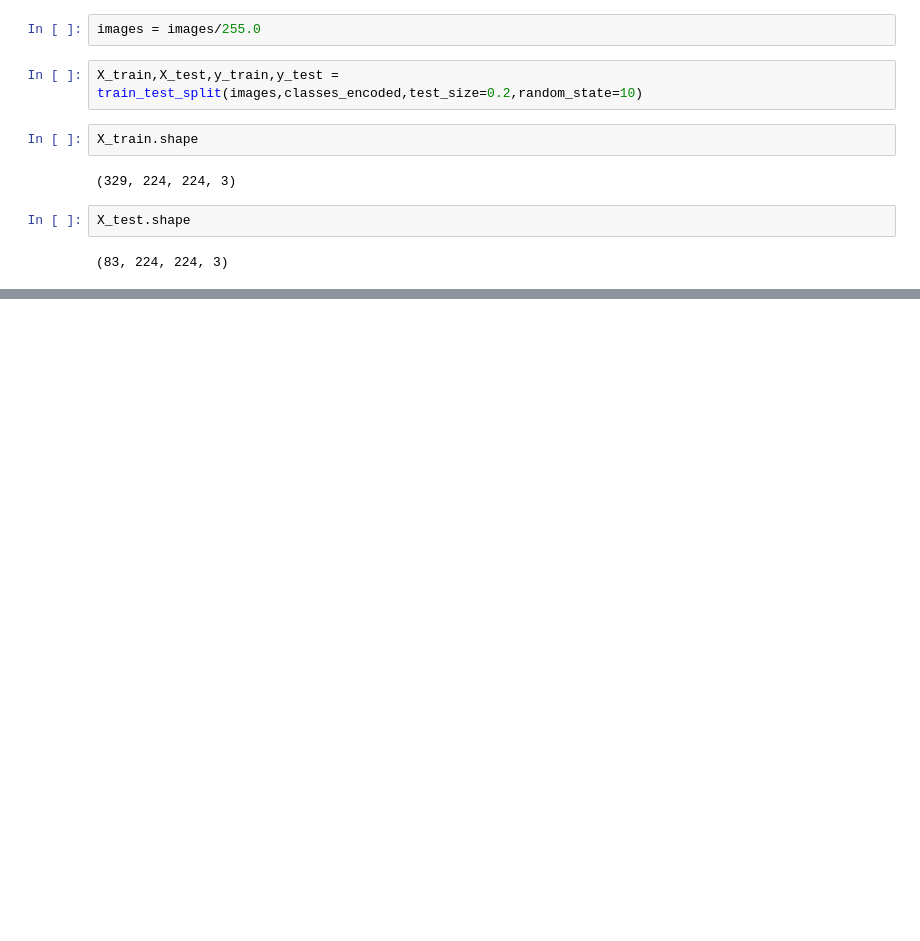
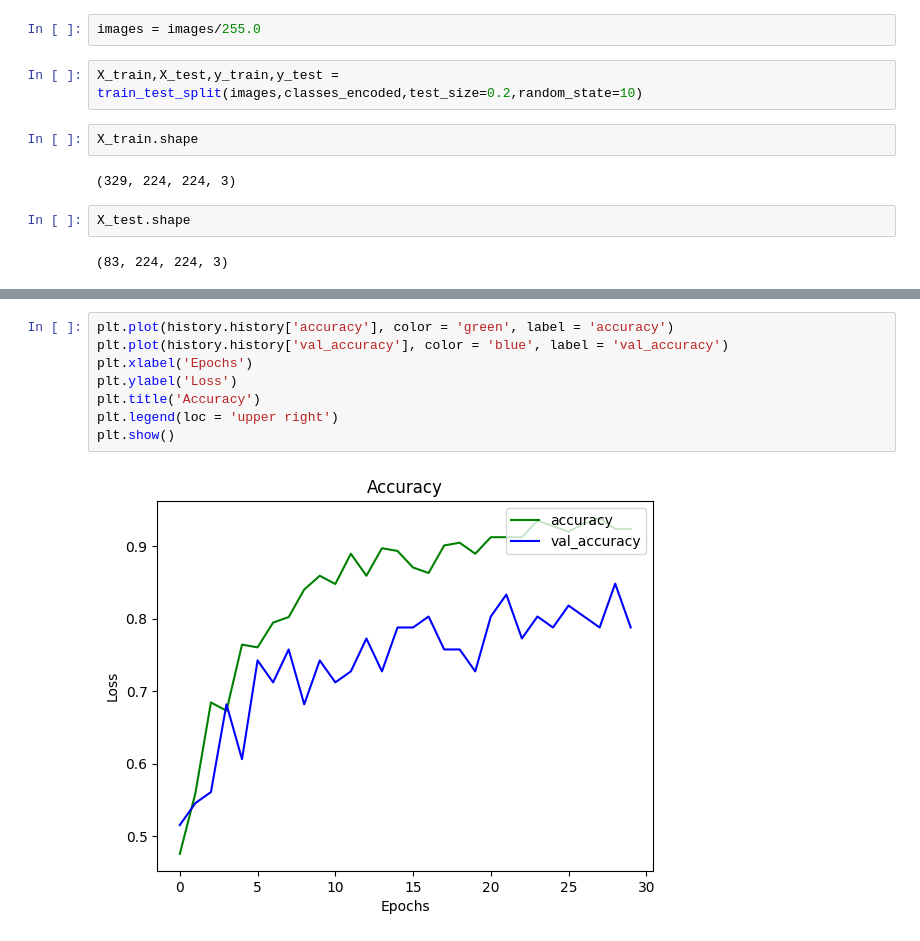
Before and after one commit to Prahmodh-Raj1/Fabric-Defect-Classification_CNN, a Jupyter notebook: Fabric_defect_classifier_CNN.ipynb, the cells around one changed output, grey strips where cells are left out. Cells and saved outputs as stored; diff of their text form; blank space fills up the shorter version.

```diff
--- a/Fabric_defect_classifier_CNN.ipynb
+++ b/Fabric_defect_classifier_CNN.ipynb
@@ -71,0 +195,10 @@ Vertical
+# %%
+plt.plot(history.history['accuracy'], color = 'green', label = 'accuracy')
+plt.plot(history.history['val_accuracy'], color = 'blue', label = 'val_accuracy')
+plt.xlabel('Epochs')
+plt.ylabel('Loss')
+plt.title('Accuracy')
+plt.legend(loc = 'upper right')
+plt.show()
+# %% [output]
+[figure, added]
```
Also changed, not shown: parts of 26 cells of this notebook.
